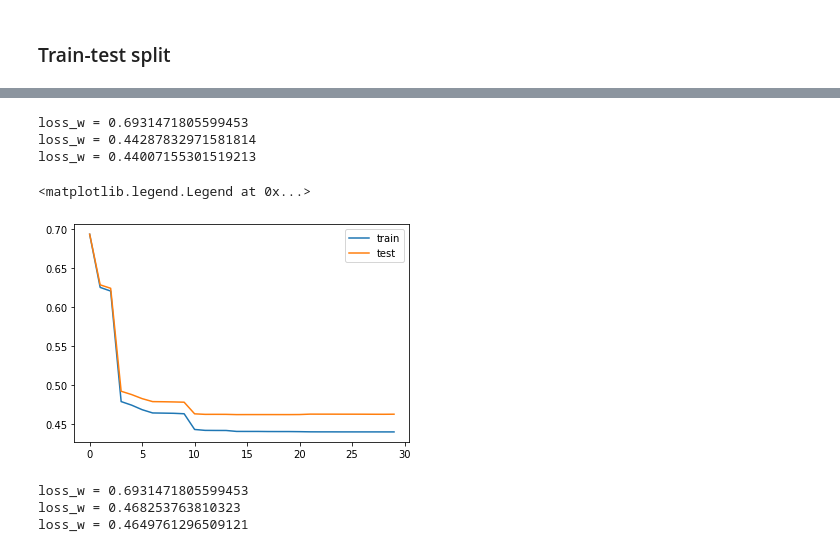
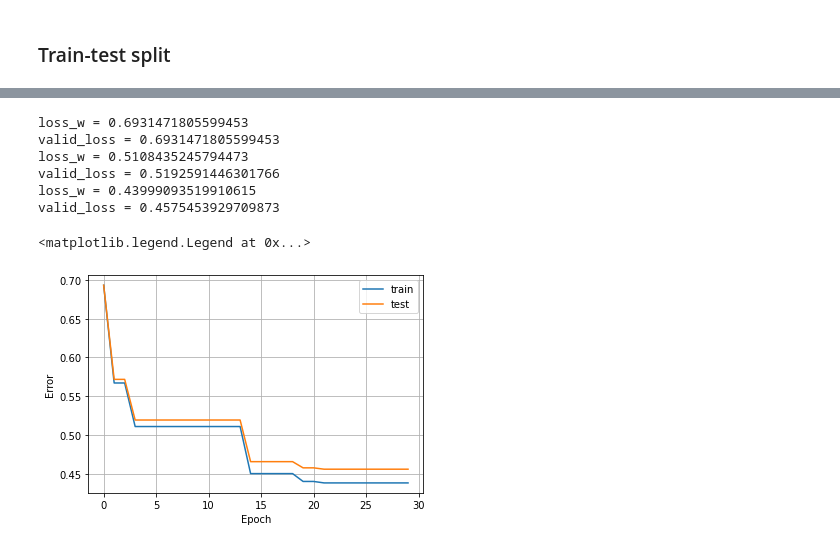
Before and after one commit to msorins/OptoML_course_proj, a Jupyter notebook: classification_zo.ipynb, the cells around one changed output, grey strips where cells are left out. Cells and saved outputs as stored; diff of their text form; code cells hidden in the pictures.

```diff
--- a/classification_zo.ipynb
+++ b/classification_zo.ipynb
@@ -44,8 +42,8 @@ X_valid = df_valid[['male', 'age', 'education', 'currentSmoker',
                    ]].to_numpy()
 y_valid = df_valid['TenYearCHD'].to_numpy()
 # %%
-#X_train = np.c_[np.ones((y_train.shape[0], 1)), X_train]
-#X_valid = np.c_[np.ones((y_valid.shape[0], 1)), X_valid]
+X_train = np.c_[np.ones((y_train.shape[0], 1)), X_train]
+X_valid = np.c_[np.ones((y_valid.shape[0], 1)), X_valid]
 # %%
 X_train.shape
 # %% [output]
@@ -53,19 +191,19 @@ X_train.shape
 # %%
-w, losses, valid_losses = random_search(30, X_train, y_train, X_valid, y_valid, 1e-5, 1e-5, log_loss)
+w, losses, valid_losses = random_search(30, X_train, y_train, X_valid, y_valid, 1e-5, 1e-18, log_loss)
 # %% [output]
 loss_w = 0.6931471805599453
-loss_w = 0.44287832971581814
-loss_w = 0.44007155301519213
+valid_loss = 0.6931471805599453
+loss_w = 0.5108435245794473
+valid_loss = 0.5192591446301766
+loss_w = 0.43999093519910615
+valid_loss = 0.4575453929709873
 # %%
 plt.plot(list(range(30)), losses, label = 'train')
 plt.plot(list(range(30)), valid_losses, label = 'test')
+plt.xlabel('Epoch')
+plt.ylabel('Error')
+plt.grid()
 plt.legend()
 # %% [output]
 <matplotlib.legend.Legend at 0x...>
-[figure, old version]
+[figure, new version]
-# %%
-w, losses, valid_losses = random_search(30, X_train, y_train, X_valid, y_valid, 1e-5, 1e-2, log_loss)
-# %% [output]
-loss_w = 0.6931471805599453
-loss_w = 0.468253763810323
-loss_w = 0.4649761296509121
```
Also changed, not shown: parts of 38 cells of this notebook, 1 other file.
